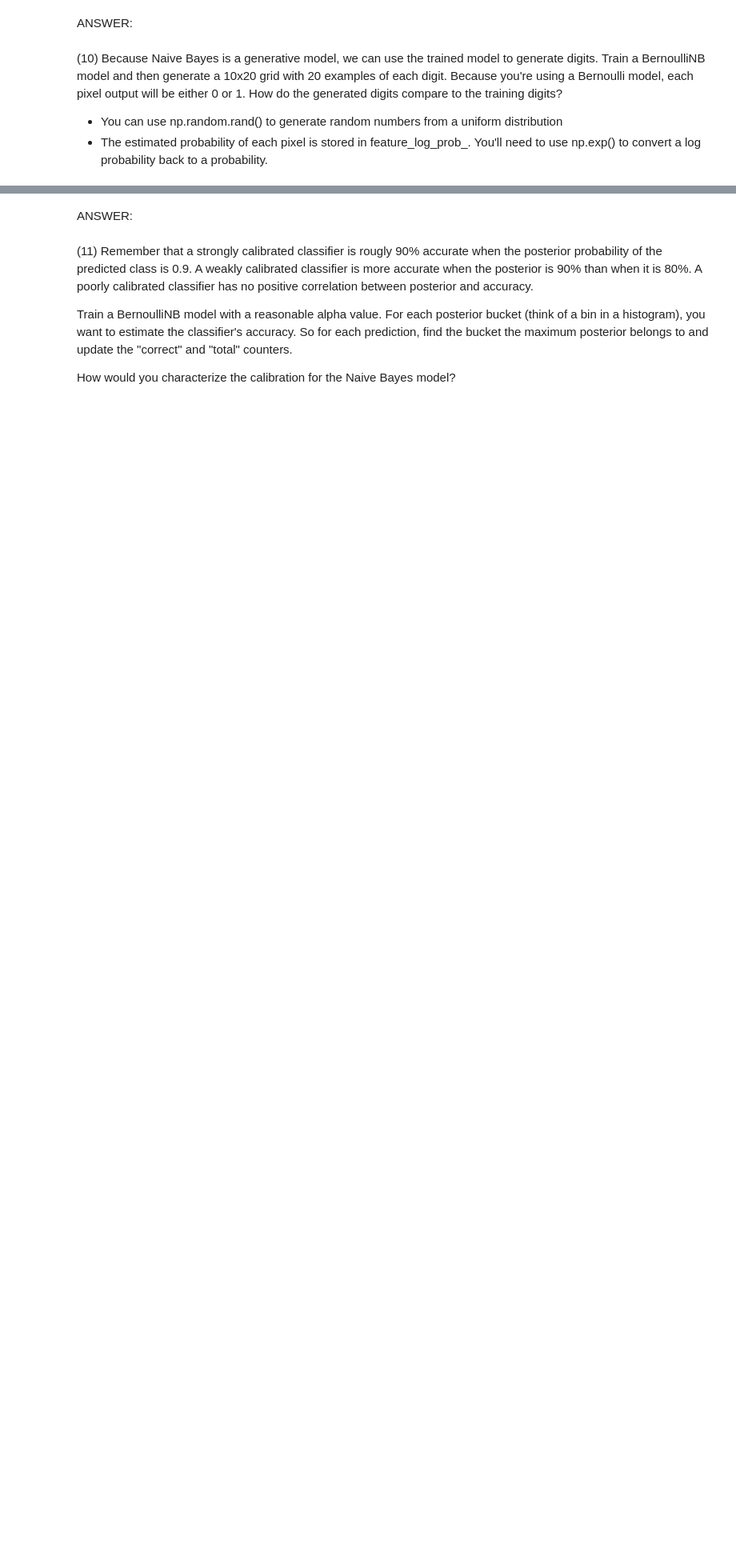
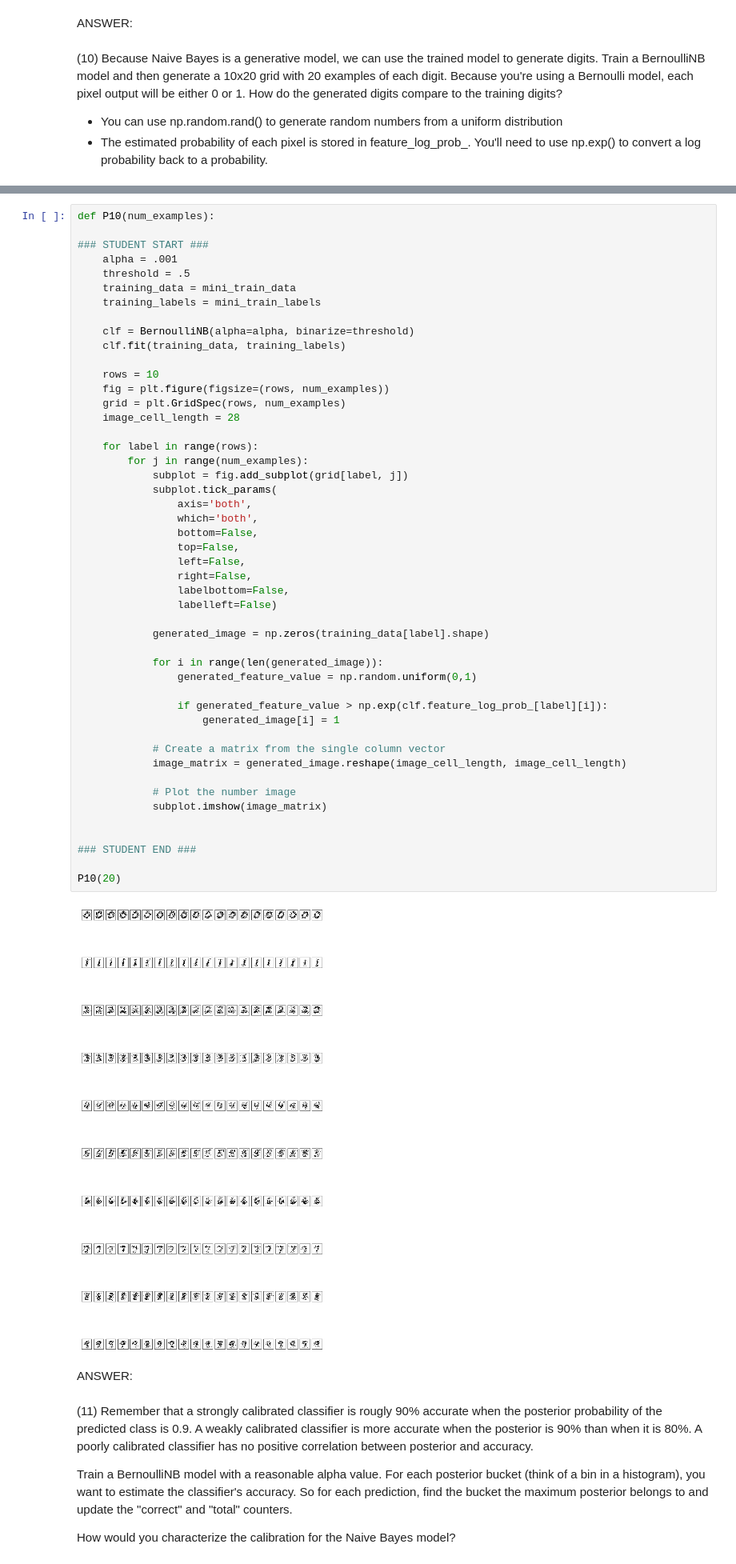
Before and after one commit to ahathaway821/w207_project1, a Jupyter notebook: alexander_hathaway_p1.ipynb, the cells around one changed output, grey strips where cells are left out. Shown at 80% size. Cells and saved outputs as stored; diff of their text form; blank space fills up the shorter version.

```diff
--- a/alexander_hathaway_p1.ipynb
+++ b/alexander_hathaway_p1.ipynb
@@ -575,3 +730,53 @@ ANSWER:
+# %%
+def P10(num_examples):
+
+### STUDENT START ###
+    alpha = .001
+    threshold = .5
+    training_data = mini_train_data
+    training_labels = mini_train_labels
+
+    clf = BernoulliNB(alpha=alpha, binarize=threshold)
+    clf.fit(training_data, training_labels)
+
+    rows = 10
+    fig = plt.figure(figsize=(rows, num_examples))
+    grid = plt.GridSpec(rows, num_examples)
+    image_cell_length = 28
+
+    for label in range(rows):
+        for j in range(num_examples):
+            subplot = fig.add_subplot(grid[label, j])
+            subplot.tick_params(
+                axis='both',
+                which='both',
+                bottom=False,
+                top=False,
+                left=False,
+                right=False,
+                labelbottom=False,
+                labelleft=False)
+
+            generated_image = np.zeros(training_data[label].shape)
+
+            for i in range(len(generated_image)):
+                generated_feature_value = np.random.uniform(0,1)
+
+                if generated_feature_value > np.exp(clf.feature_log_prob_[label][i]):
+                    generated_image[i] = 1
+
+            # Create a matrix from the single column vector
+            image_matrix = generated_image.reshape(image_cell_length, image_cell_length)
+
+            # Plot the number image
+            subplot.imshow(image_matrix)
+
+
+### STUDENT END ###
+
+P10(20)
+# %% [output]
+[figure, added]
 # %% [markdown]
 ANSWER:
 # %% [markdown]
```
Also changed, not shown: parts of 15 cells of this notebook.
